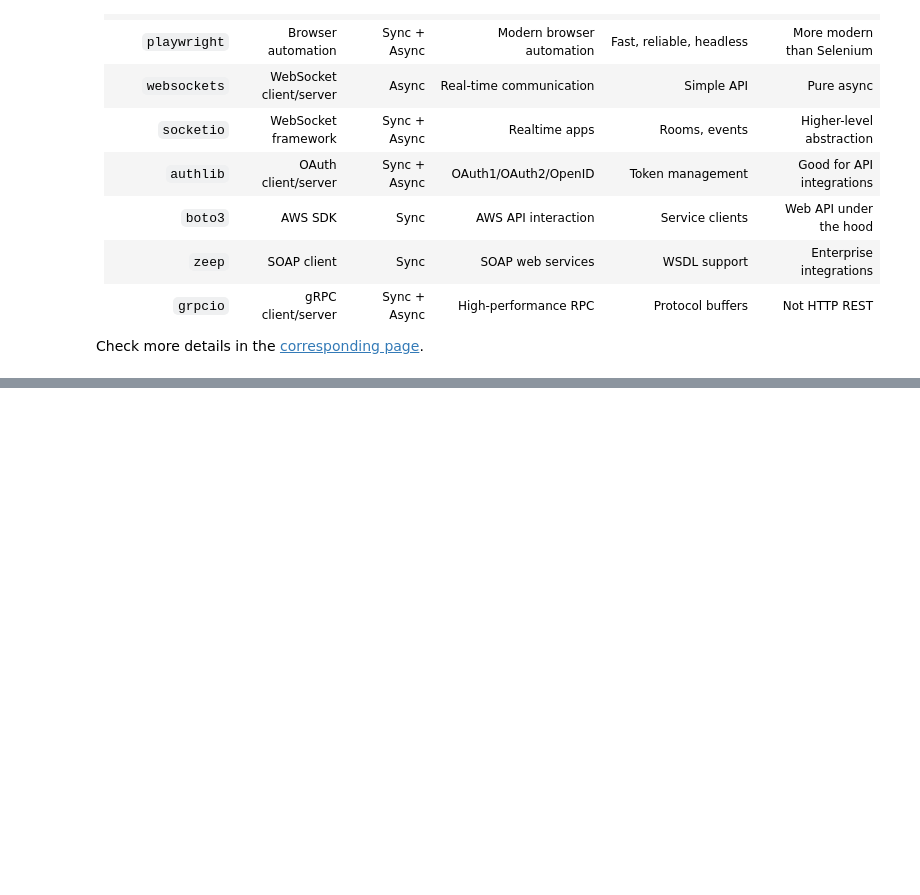
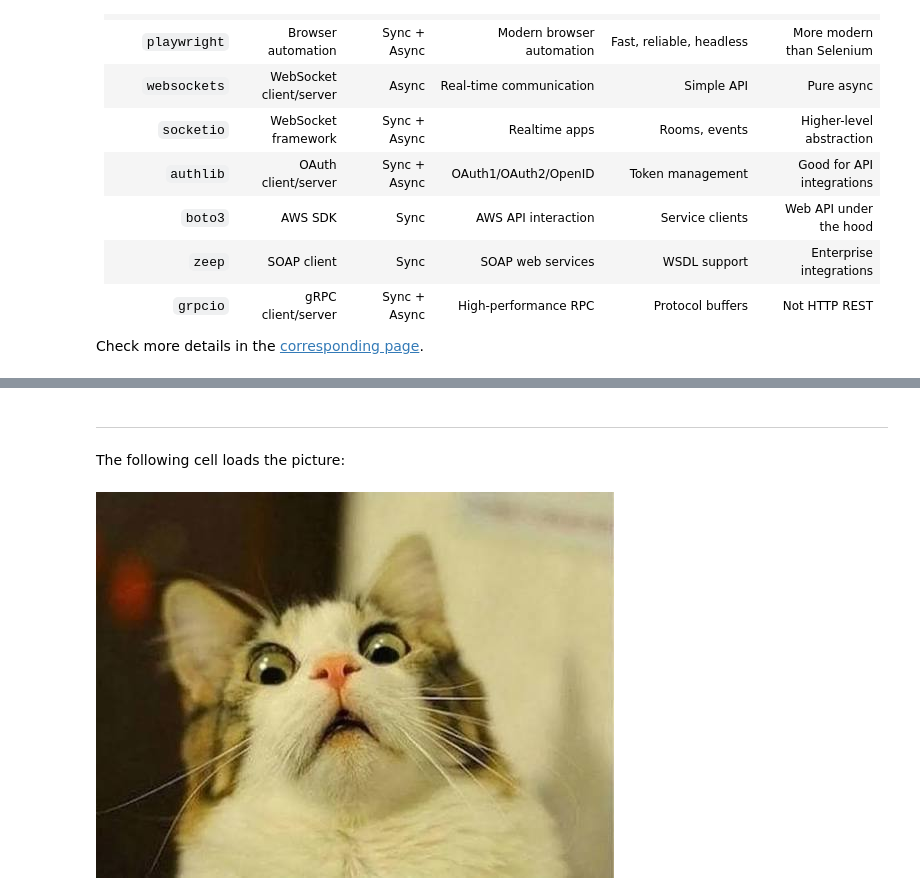
Before and after one commit to fedorkobak/python, a Jupyter notebook: packages/intro.ipynb, the cells around one changed output, grey strips where cells are left out. Cells and saved outputs as stored; diff of their text form; code cells hidden in the pictures; blank space fills up the shorter version.

Commit message:
add pillow section

```diff
--- a/packages/intro.ipynb
+++ b/packages/intro.ipynb
@@ -389,0 +396,10 @@ Check more details in the [corresponding page](web.ipynb).
+# %% [markdown]
+---
+
+The following cell loads the picture:
+# %%
+from PIL import Image
+im = Image.open("intro_files/pillow_example.jpeg")
+im
+# %% [output]
+[figure, added]
```
Also changed, not shown: parts of 3 cells of this notebook, 1 other file.
